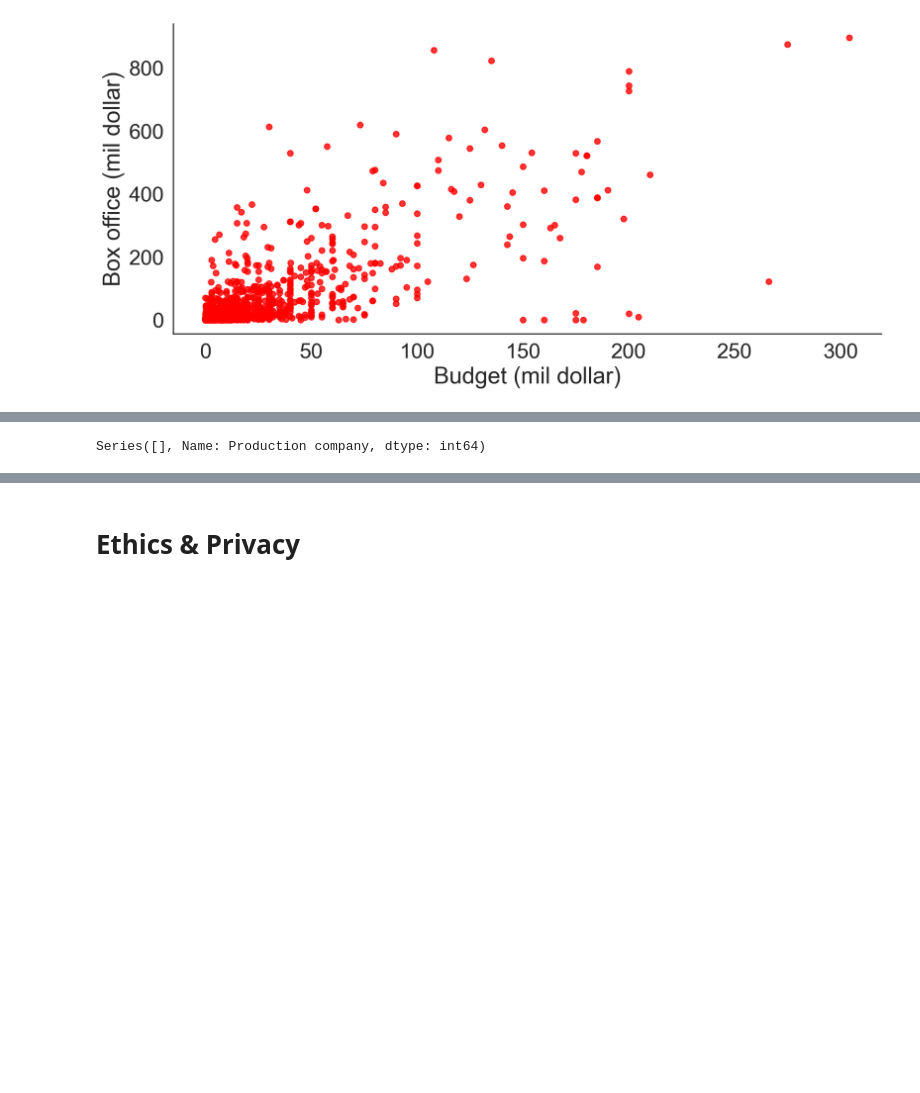
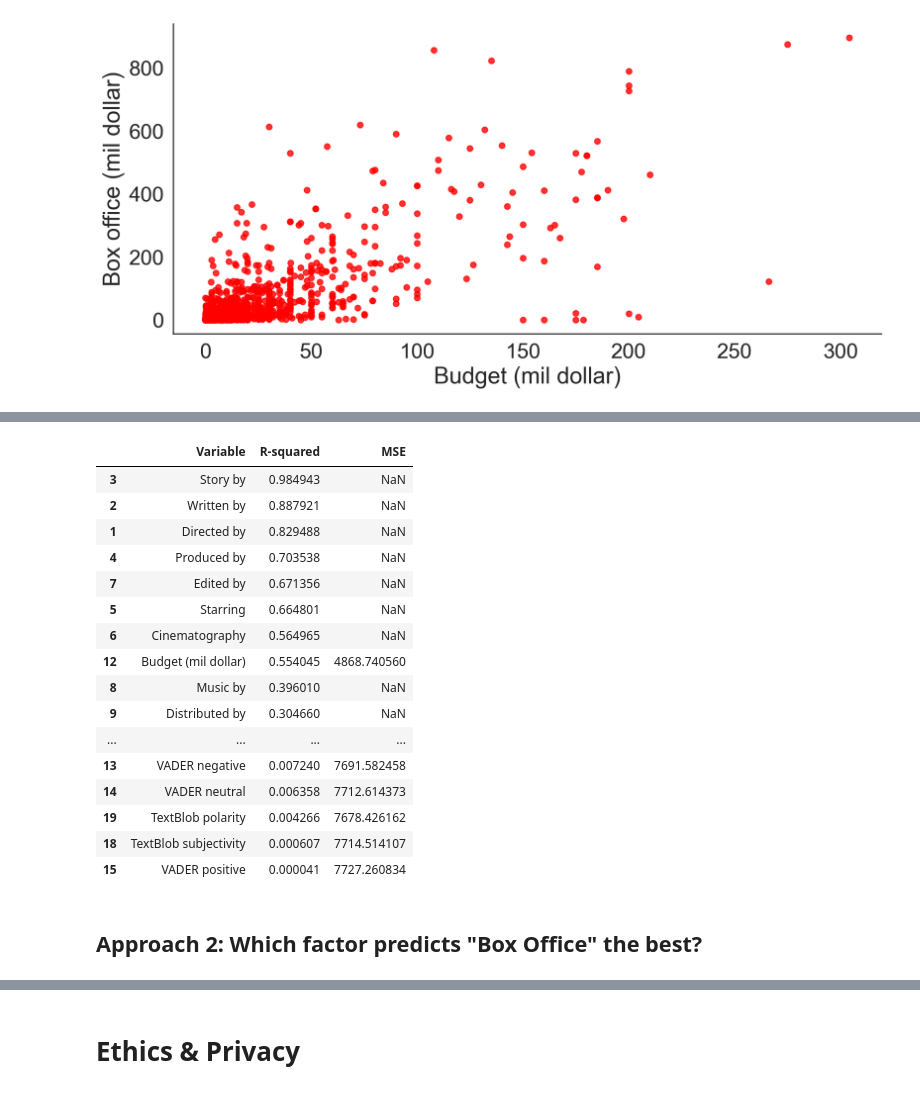
Before and after one commit to jjoycehu/pred-box-office, a Jupyter notebook: Ester/ESTER FINAL.ipynb, the cells around one changed output, grey strips where cells are left out. Cells and saved outputs as stored; diff of their text form; code cells hidden in the pictures; blank space fills up the shorter version.

Commit message:
added code for analysis (correlation and prediction MSE)

```diff
--- a/Ester/ESTER FINAL.ipynb
+++ b/Ester/ESTER FINAL.ipynb
@@ -718,4 +651,23 @@ df
-# %%
-df['Production company'].value_counts()
-# %% [output]
-Series([], Name: Production company, dtype: int64)
+# %%
+print("According to R-squared values, the variables are ranked by correlation to box office sales (best to worst):")
+variables_df.sort_values(by='R-squared', ascending=False)
+# %% [output]
+|  | Variable | R-squared | MSE |
+| 3 | Story by | 0.984943 | NaN |
+| 2 | Written by | 0.887921 | NaN |
+| 1 | Directed by | 0.829488 | NaN |
+| 4 | Produced by | 0.703538 | NaN |
+| 7 | Edited by | 0.671356 | NaN |
+| 5 | Starring | 0.664801 | NaN |
+| 6 | Cinematography | 0.564965 | NaN |
+| 12 | Budget (mil dollar) | 0.554045 | 4868.740560 |
+| 8 | Music by | 0.396010 | NaN |
+| 9 | Distributed by | 0.304660 | NaN |
+| ... | ... | ... | ... |
+| 13 | VADER negative | 0.007240 | 7691.582458 |
+| 14 | VADER neutral | 0.006358 | 7712.614373 |
+| 19 | TextBlob polarity | 0.004266 | 7678.426162 |
+| 18 | TextBlob subjectivity | 0.000607 | 7714.514107 |
+| 15 | VADER positive | 0.000041 | 7727.260834 |
+# %% [markdown]
+## Approach 2: Which factor predicts "Box Office" the best?
```
Also changed, not shown: parts of 12 cells of this notebook, 1 other file.
